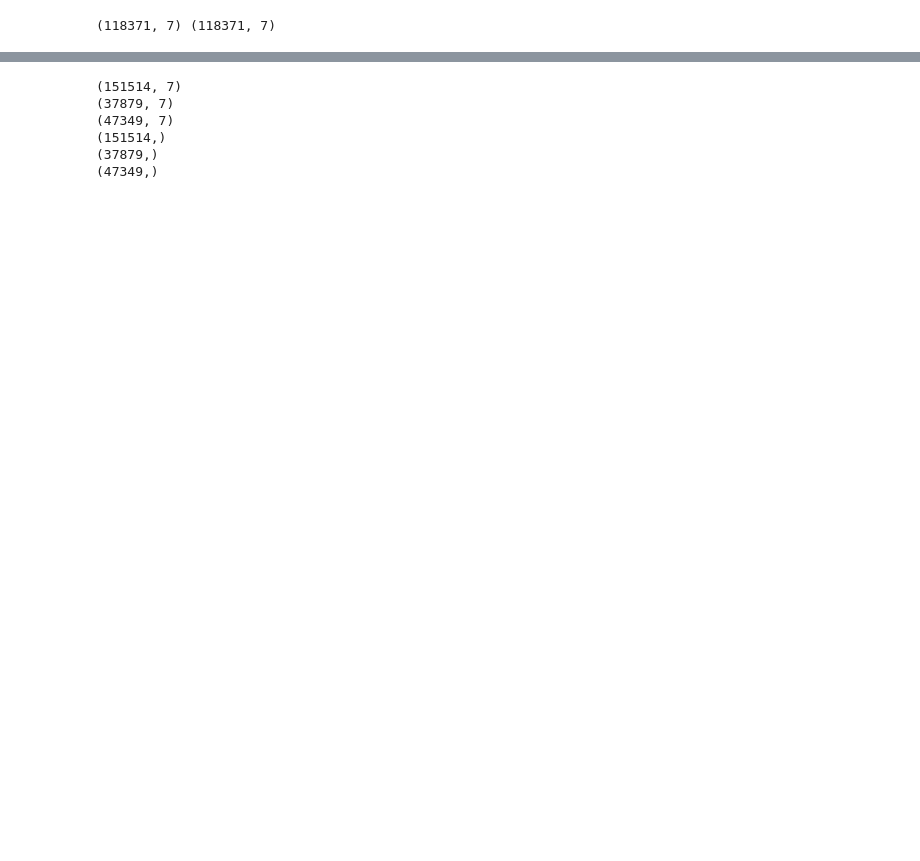
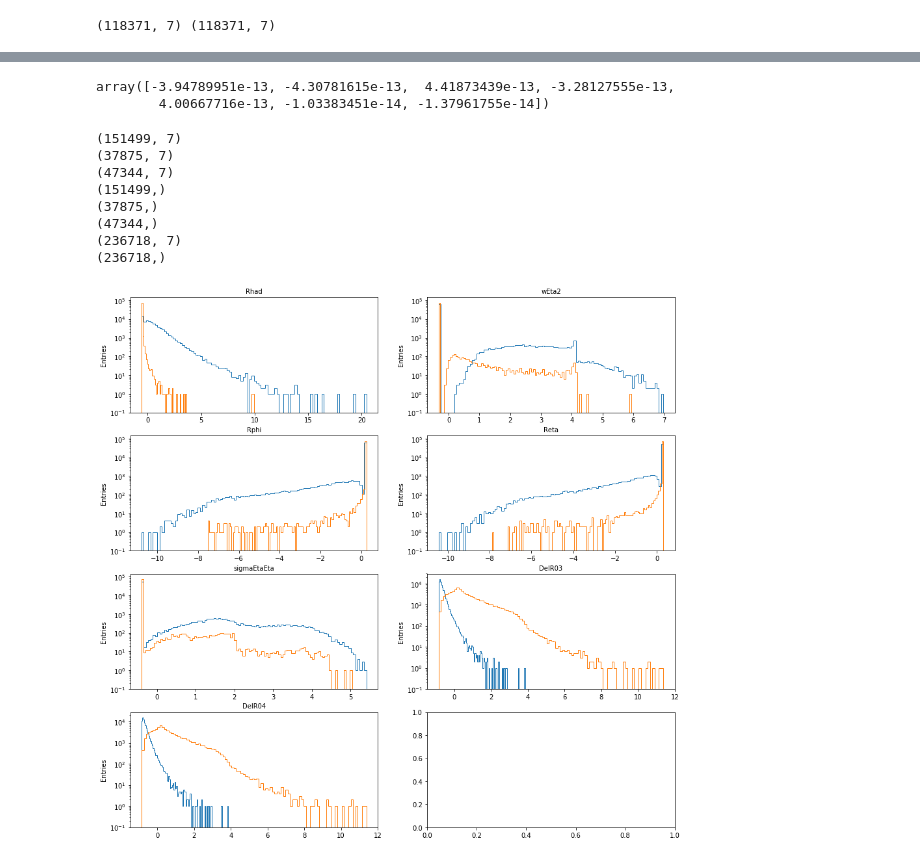
Before and after one commit to TDHTTTT/EID, a Jupyter notebook: train/base_hl.ipynb, the cells around one changed output, grey strips where cells are left out. Drawn from its saved outputs; the diff is of its cells as text; code cells hidden in the pictures; blank space fills up the shorter version.

```diff
--- a/train/base_hl.ipynb
+++ b/train/base_hl.ipynb
@@ -86,0 +180,2 @@ for i in range(7):
+# %%
+bg, sig = delNan(bg), delNan(sig)
@@ -98,23 +208,47 @@ print(x[119002],y[119002])
+# %%
+# Standardization:
+x = preprocessing.scale(x)
+x.mean(axis=0)
+# %% [output]
+array([-3.94789951e-13, -4.30781615e-13,  4.41873439e-13, -3.28127555e-13,
+        4.00667716e-13, -1.03383451e-14, -1.37961755e-14])
 # %%
 # Splitting train & validation & test
 # train & validation is used for telling overfitting
 # test is used for evaluating the model (AUC)
-x_tr, x_te, y_tr, y_te = train_test_split(x, y, test_size=0.20, random_state=42)
-x_tr, x_val, y_tr, y_val = train_test_split(x_tr, y_tr, test_size=0.20, random_state=42)
+def splitTr(x,y,size,seed):
+    x_tr, x_te, y_tr, y_te = train_test_split(x, y, test_size=size, random_state=seed)
+    x_tr, x_val, y_tr, y_val = train_test_split(x_tr, y_tr, test_size=size, random_state=seed)
+    return x_tr, x_val, x_te, y_tr, y_val, y_te
+
+x_tr, x_val, x_te, y_tr, y_val, y_te = splitTr(x,y,0.2,42)
 # %%
 # Final check for the shape
 def printShape(x):
     for i in x:
         print(i.shape)
 
-printShape((x_tr, x_val, x_te, y_tr, y_val, y_te))
+printShape((x_tr, x_val, x_te, y_tr, y_val, y_te,x,y))
 # %% [output]
-(151514, 7)
-(37879, 7)
-(47349, 7)
-(151514,)
-(37879,)
-(47349,)
+(151499, 7)
+(37875, 7)
+(47344, 7)
+(151499,)
+(37875,)
+(47344,)
+(236718, 7)
+(236718,)
+# %%
+def splitBgSig(x,y):
+    i_bg, i_sig = np.where(y == 0)[0], np.where(y == 1)[0]
+    x_bg = x[i_bg]
+    x_sig = x[i_sig]
+    return x_bg, x_sig
+# %%
+x_tr_bg, x_tr_sig = splitBgSig(x_tr, y_tr)
+plotHL(x_tr_bg, x_tr_sig)
+# %% [output]
+[figure, added]
 # %%
 def plot_al(history,aorl,t):
     plt.plot(history.history[aorl])
```
Also changed, not shown: parts of 23 cells of this notebook.
